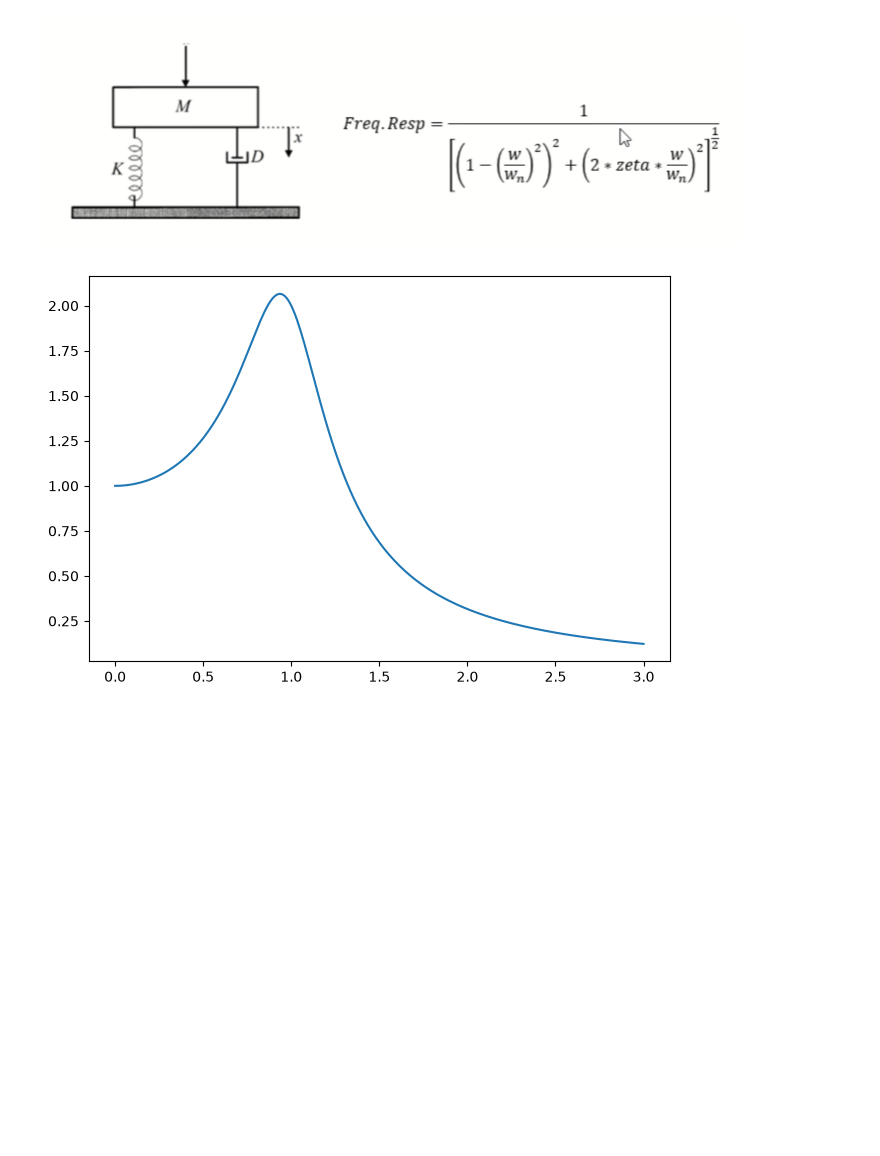
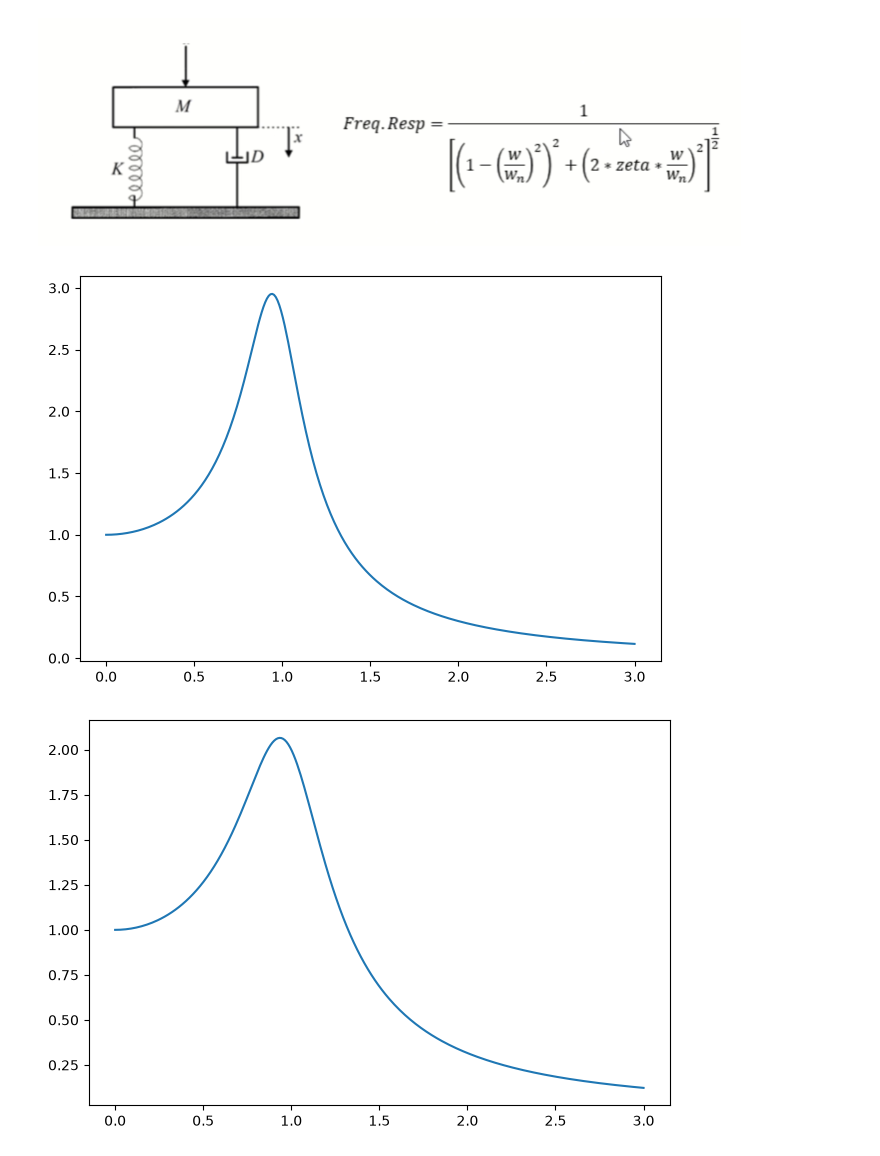
Before and after one commit to 5r33dhar/MechPY, a Jupyter notebook: Section 4 Plotting the data with Matplotlib Library for Python/Section 5: Programs on Mechanics, Machine Design/30. Program - 3 - Plot the frequency response of the spring mass system.ipynb, the cells around one changed output. Drawn from its saved outputs; the diff is of its cells as text; code cells hidden in the pictures; blank space fills up the shorter version.

```diff
--- a/Section 4 Plotting the data with Matplotlib Library for Python/Section 5: Programs on Mechanics, Machine Design/30. Program - 3 - Plot the frequency response of the spring mass system.ipynb
+++ b/Section 4 Plotting the data with Matplotlib Library for Python/Section 5: Programs on Mechanics, Machine Design/30. Program - 3 - Plot the frequency response of the spring mass system.ipynb
@@ -1,5 +1,21 @@
 # %% [markdown]
 ![image.png](attachment:image.png)
+# %%
+import numpy as np  #given
+import matplotlib.pyplot as plt
+
+zeta = 0.3
+r = np.linspace(0,3,300)
+
+a = 1-r**2
+b = (2*zeta*r)**2
+fr = 1/np.sqrt(a**2+b**2)
+
+plt.figure(figsize=(7.5,5))
+plt.plot(r,fr)
+plt.show()
+# %% [output]
+[figure, added]
 # %%
 import numpy as np
 import matplotlib.pyplot as plt
```
Also changed, not shown: parts of 4 cells of this notebook.
